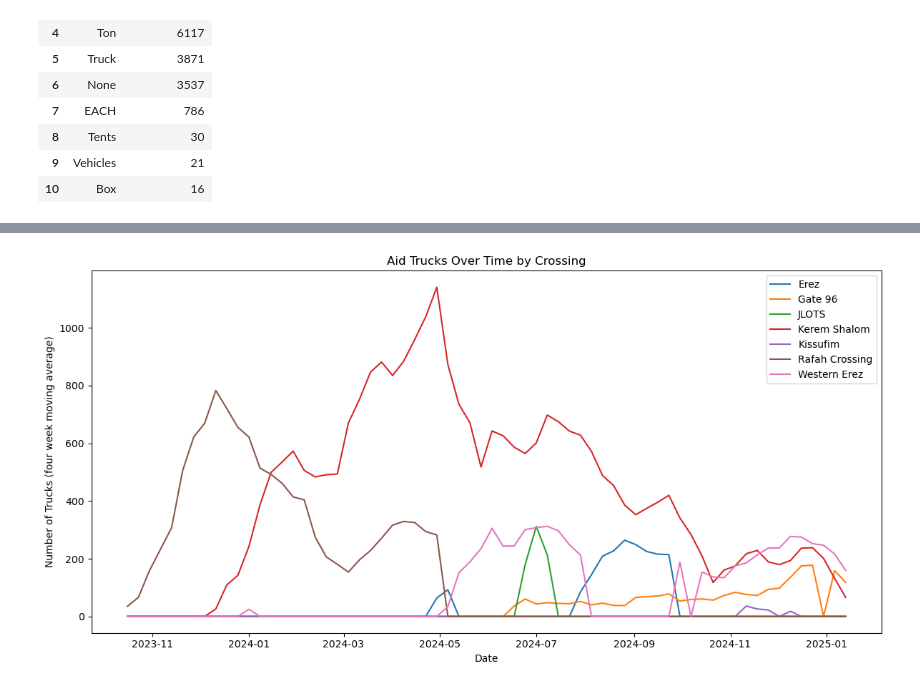
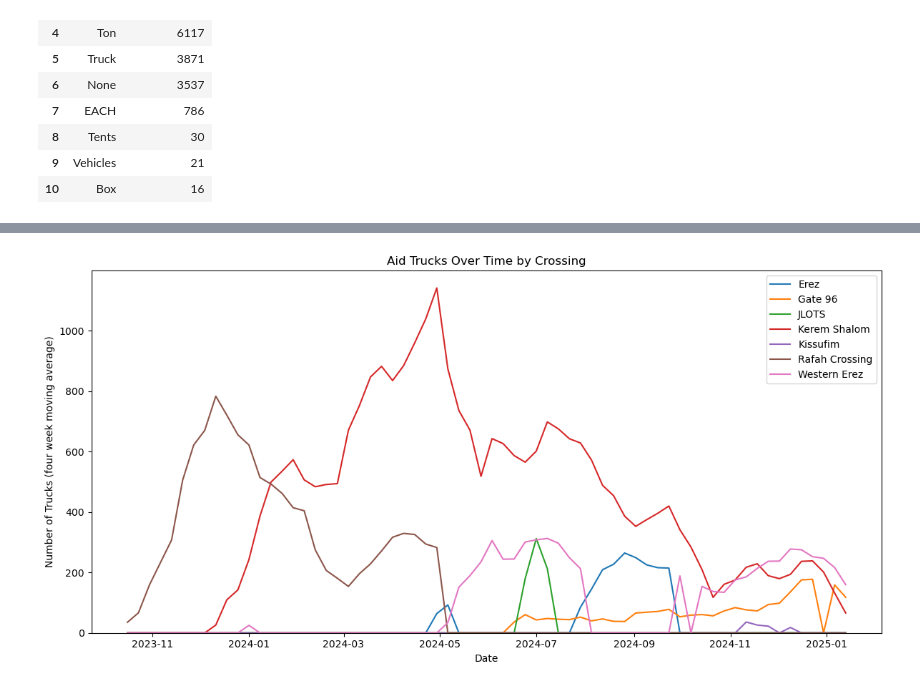
Before and after one commit to AkbarMoledina/humanitarian_needs_in_palestine, a Jupyter notebook: analyses/2_aid_received_analysis.ipynb, the cells around one changed output, grey strips where cells are left out. Saved outputs shown, nothing was run; the diff lists cells and outputs as text; code cells hidden in the pictures.

```diff
--- a/analyses/2_aid_received_analysis.ipynb
+++ b/analyses/2_aid_received_analysis.ipynb
@@ -142,32 +187,33 @@ SELECT
     year,
     week_of_year
 FROM weekly_trucks_per_crossing
 ORDER BY year, week_of_year
 """).df()
 
 
 df["week_start"] = pd.to_datetime(
     df["year"].astype(str) + "-W" + df["week_of_year"].astype(str) + "-1",
     format="%G-W%V-%u"
 )
 
 df_pivot = df.pivot(
     index="week_start",
     columns="crossing_name",
     values="ma_4w_trucks"
 ).fillna(0).sort_index()
 
 plt.figure(figsize=(12,6))
 
 for column in df_pivot.columns:
     plt.plot(df_pivot.index, df_pivot[column], label=column)
 
+plt.ylim(0)
 plt.xlabel("Date")
 plt.ylabel("Number of Trucks (four week moving average)")
 plt.title("Aid Trucks Over Time by Crossing")
 plt.legend()
 plt.tight_layout()
 plt.show()
 # %% [output]
-[figure, old version]
+[figure, new version]
 # %% [markdown]
```
Also changed, not shown: parts of 14 cells of this notebook, 4 other files.
